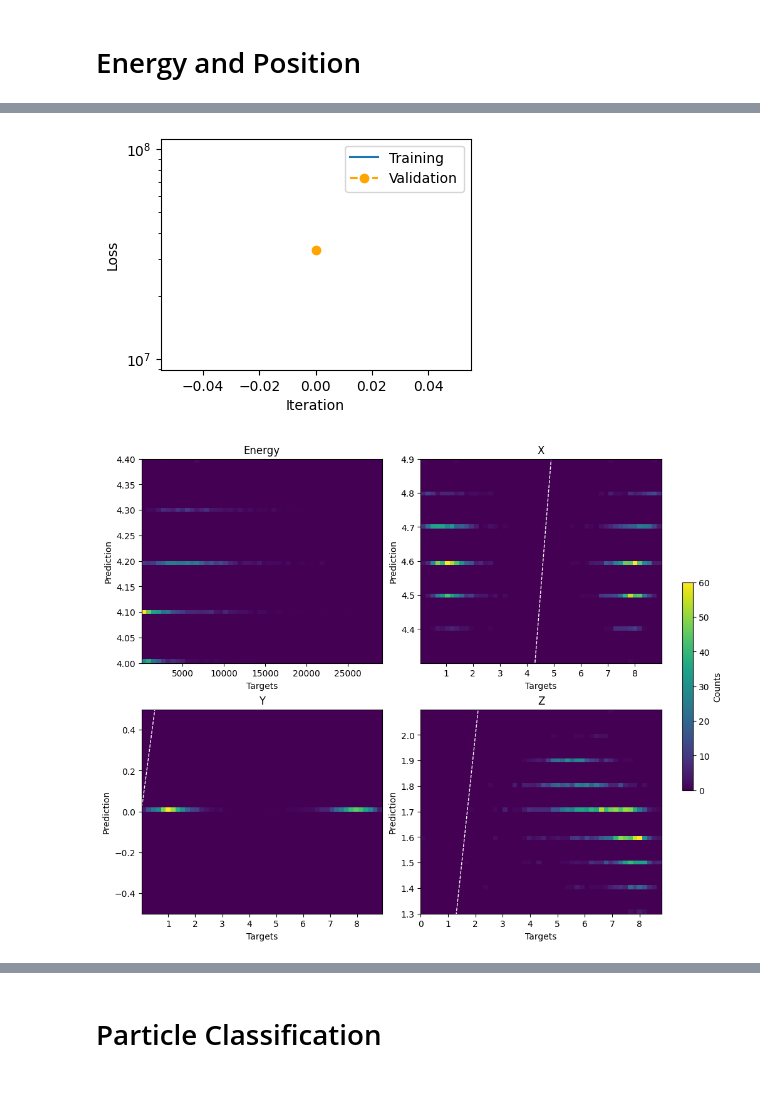
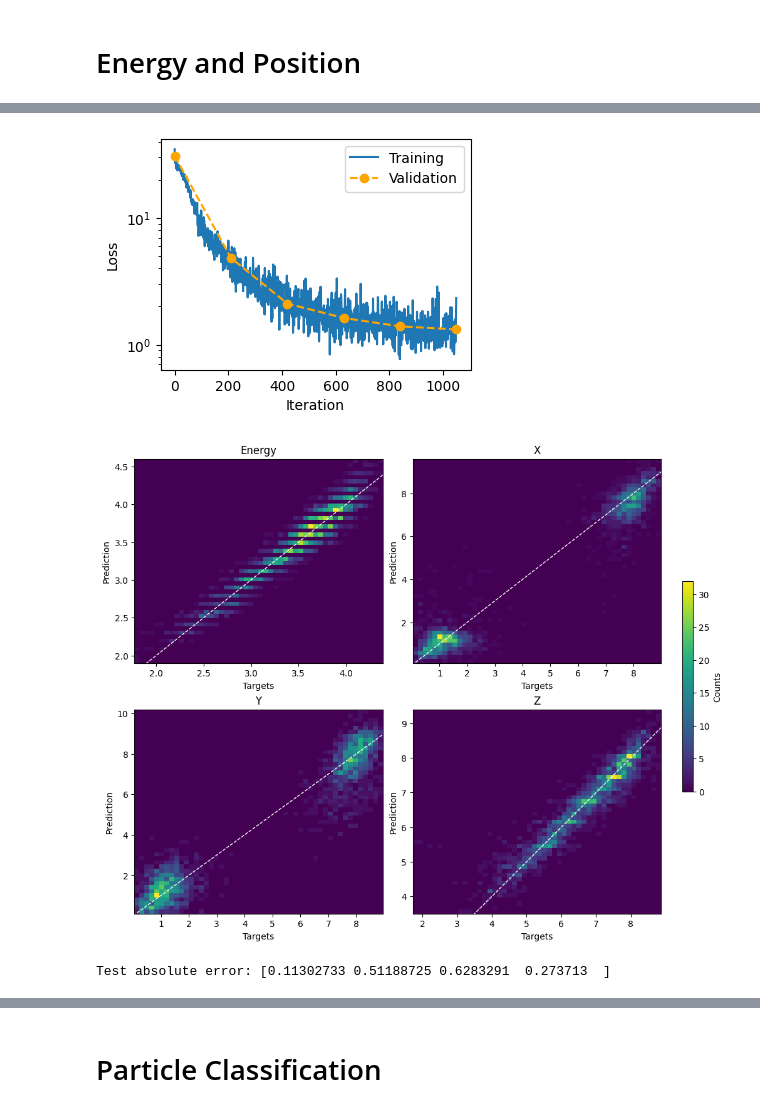
Before and after one commit to enlupi/SNN-Cal, a Jupyter notebook: SNN/SNN.ipynb, the cells around one changed output, grey strips where cells are left out. Saved outputs shown, nothing was run; the diff lists cells and outputs as text; code cells hidden in the pictures.

Commit message:
ADD multitask training

```diff
--- a/SNN/SNN.ipynb
+++ b/SNN/SNN.ipynb
@@ -736,21 +722,20 @@ def predict_spikefreq_multitask(output, targets, population_sizes=None, transfor
 # %%
 dataset = ds.build_dataset("../Data/PrimaryOnly/", max_files=100, primary_only=True,
                            target=["energy","centroid","dispersion"])
-# %%
-#dataset.transform = lambda x: (x[0], ds.to_tensor_and_dtype(x[1], torch.float32))
-dataset.transform = lambda x: (x[0], ds.to_tensor_and_dtype([x[1][0], *x[1][1]], torch.float32))
-train_dataset, test_dataset, val_dataset = ds.build_loaders(dataset, (0.7, 0.15), shuffle=True, num_workers=0)
 # %% [markdown]
 # Energy and Position
+# %%
+dataset.transform = lambda x: (x[0], ds.to_tensor_and_dtype([np.log10(x[1][0]), *x[1][1]], torch.float32))
+train_dataset, test_dataset, val_dataset = ds.build_loaders(dataset, (0.7, 0.15), shuffle=True, num_workers=0)
 # %%
 net_Epos_spk = Spiking_Net(net_desc_spikefreq, lambda x: spikegen_multi(x,4))
-Pred = Predictor(predict_spikefreq, population_sizes=10)
-loss_fn = multi_MSELoss(weights=torch.tensor([1,1,1,1]))
-optimizer = torch.optim.Adam(net_Epos_spk.parameters(), lr=5e-4, betas=(0.9, 0.999))
-train_net = Trainer(net_Epos_spk, loss_fn, optimizer, Pred,
+Pred_Epos_spk = Predictor(predict_spikefreq, population_sizes=10)
+loss_Epos = multi_MSELoss(weights=torch.tensor([1,1,1,1]))
+opt_Epos_spk = torch.optim.Adam(net_Epos_spk.parameters(), lr=5e-4, betas=(0.9, 0.999))
+train_Epos_spk = Trainer(net_Epos_spk, loss_Epos, opt_Epos_spk, Pred_Epos_spk,
                     train_dataset, val_dataset, test_dataset)
 # %%
-num_epochs = 0
-train_net.train(num_epochs)
+num_epochs = 5
+train_Epos_spk.train(num_epochs)
 # %% [output]
 Epoch 0:
@@ -761,4 +771,4 @@ Validation Average Error = [0.99681246 4.056788   1.         0.7351335 ]
 # %%
-train_net.test("test")
-train_net.show_results(nbins=50, title=["Energy", "X", "Y", "Z"])
+train_Epos_spk.test("test")
+train_Epos_spk.show_results(nbins=50, title=["Energy", "X", "Y", "Z"])
 # %% [output]
@@ -767,2 +777,8 @@ Test relative error: [ 99.70814 250.75502 100.            inf]%
-[figure, old version]
+[figure, new version]
-[figure, old version]
+[figure, new version]
+# %%
+train_Epos_spk.predict.relative = False
+train_Epos_spk.test("test")
+print(f"Test absolute error: {train_Epos_spk.acc_hist['test'][train_Epos_spk.current_epoch]}")
+# %% [output]
+Test absolute error: [0.11302733 0.51188725 0.6283291  0.273713  ]
```
Also changed, not shown: parts of 14 cells of this notebook.
